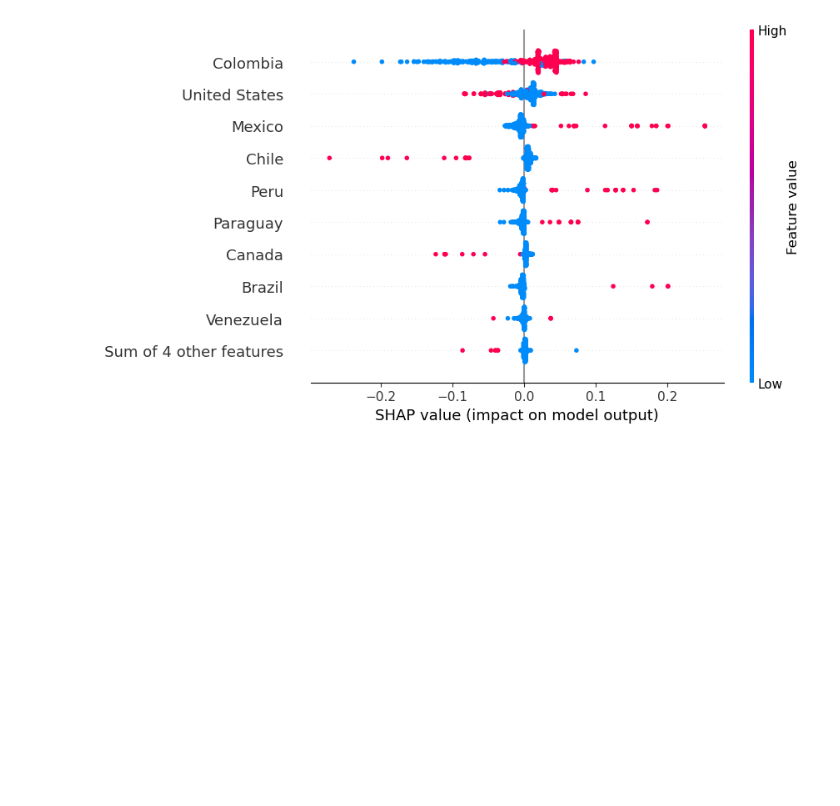
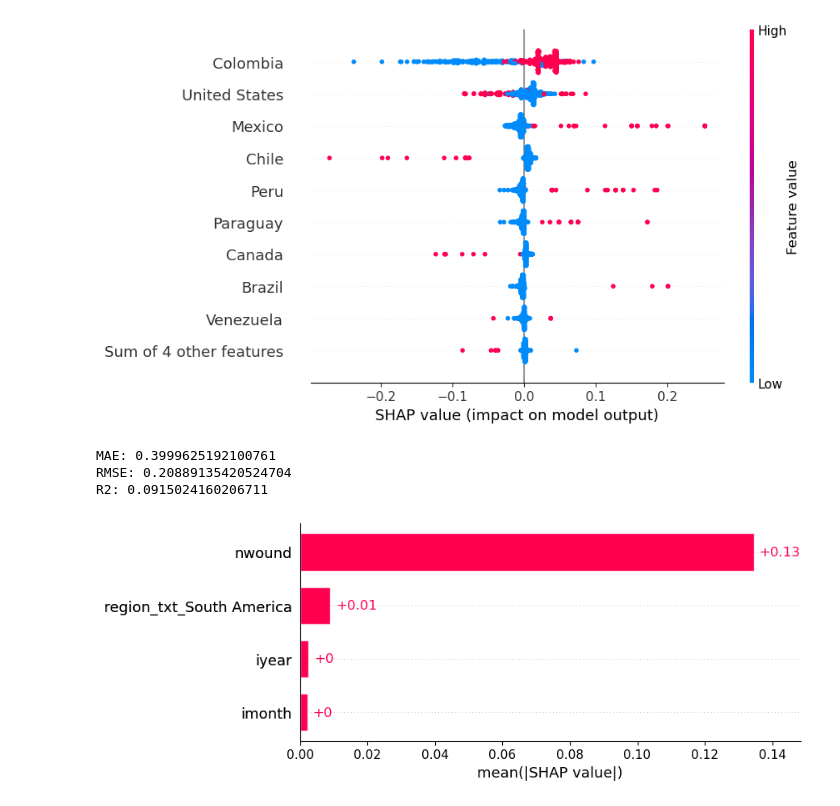
Before and after one commit to BrianFri/special_tool_case_study, a Jupyter notebook: shap.ipynb, the cells around one changed output. Saved outputs shown, nothing was run; the diff lists cells and outputs as text; code cells hidden in the pictures; blank space fills up the shorter version.

Commit message:
add more plots

```diff
--- a/shap.ipynb
+++ b/shap.ipynb
@@ -109,19 +126,32 @@ shap.plots.beeswarm(shap_country)
 # %%
 # Comparing wound values
 
-features = ['nwound']
+features = ['iyear', 'region_txt', 'imonth', 'nwound']
 X = df[features]
-y = df['nkill']
+y = df['deadly_incident']
 
-X_encoded = pd.get_dummies(X, drop_first=False)
-
-X = pd.get_dummies( X, columns=["region_txt", "country_txt"], drop_first=True, dtype=int )
+X = pd.get_dummies( X, columns=["region_txt"], drop_first=True, dtype=int )
 
 X_train, X_test, y_train, y_test, = train_test_split(
     X, y, test_size=0.2, random_state=42
 )
 
-rf = RandomForestClassifier(n_estimators=100, random_state=42)
-rf.fit(X_train, y_train)
+rfr = RandomForestRegressor(n_estimators=50, max_depth=2, random_state=42)
+rfr.fit(X_train, y_train)
 
-print("Random forest test accuracy:", rf.score(X_test, y_test))
+pred = rfr.predict(X_test)
+
+print("MAE:", mean_absolute_error(y_test, pred))
+print("RMSE:", mean_squared_error(y_test, pred))
+print("R2:", r2_score(y_test, pred))
+# %% [output]
+MAE: 0.3999625192100761
+RMSE: 0.20889135420524704
+R2: 0.0915024160206711
+# %%
+explainer = shap.TreeExplainer(rfr)
+shap_values = explainer(X_test)
+
+shap.plots.bar(shap_values)
+# %% [output]
+[figure, added]
```
Also changed, not shown: parts of 3 cells of this notebook.
